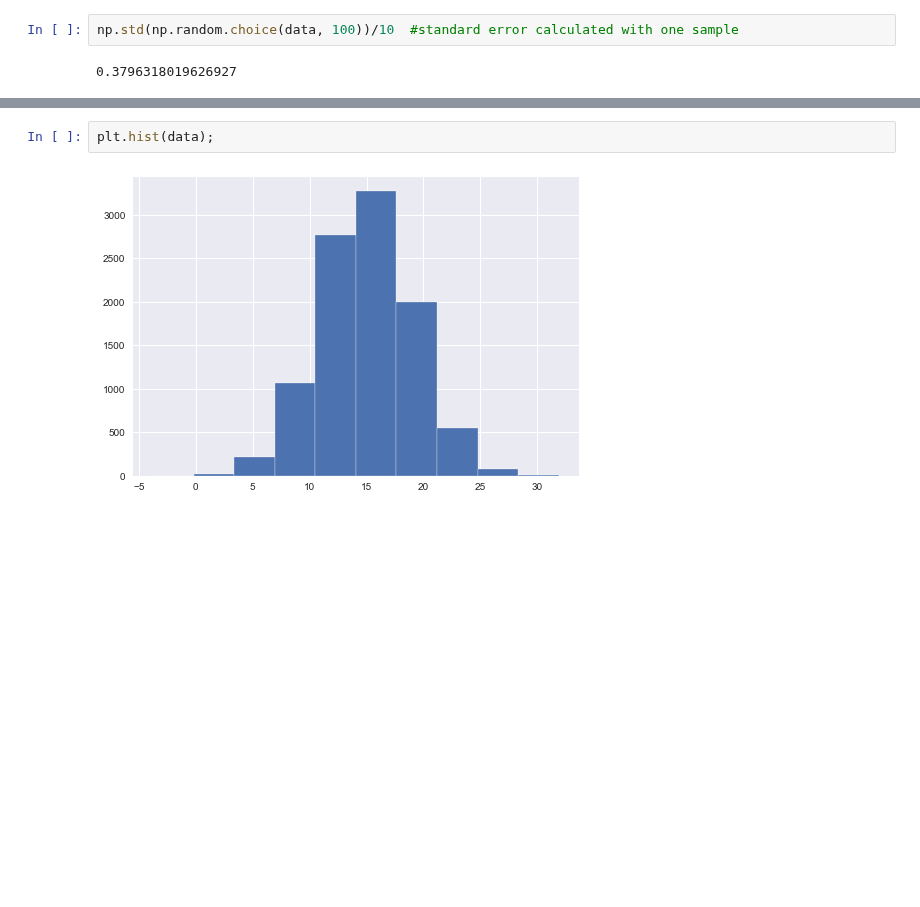
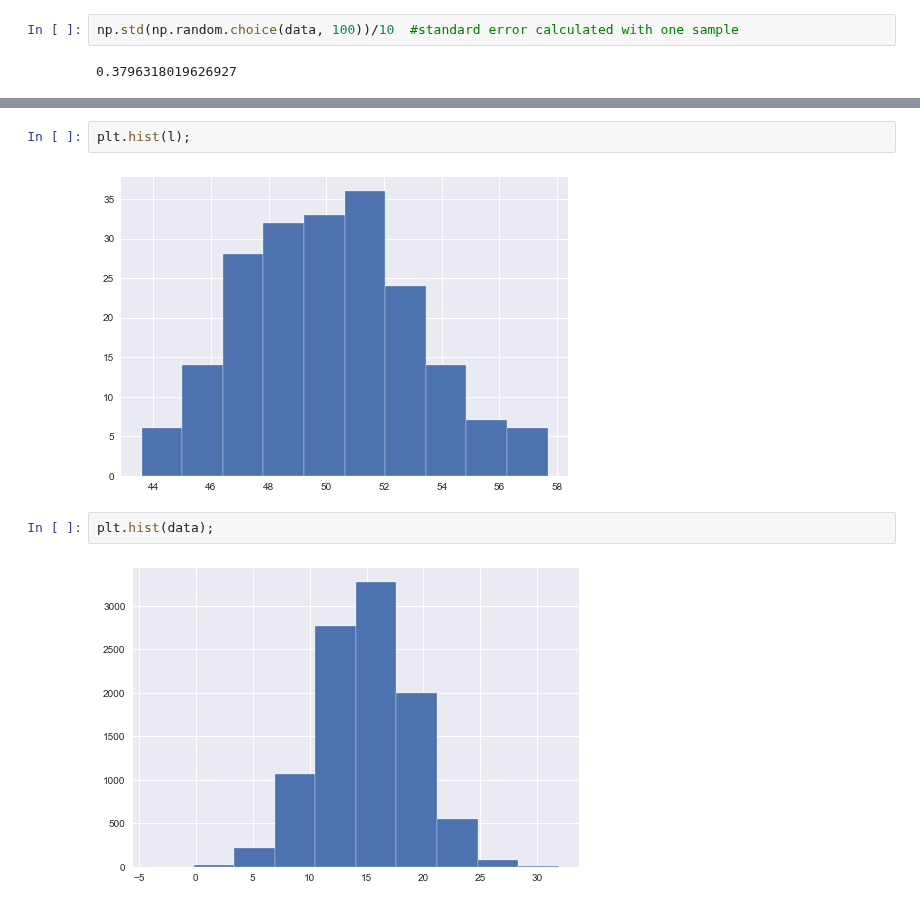
Before and after one commit to mayankkaizen/jupyter-notebooks, a Jupyter notebook: Probability and Stats/Stats.ipynb, the cells around one changed output, grey strips where cells are left out. Saved outputs shown, nothing was run; the diff lists cells and outputs as text; blank space fills up the shorter version.

```diff
--- a/Probability and Stats/Stats.ipynb
+++ b/Probability and Stats/Stats.ipynb
@@ -1144,3 +1131,7 @@ plt.hist(t_dist);
+# %%
+plt.hist(l);
+# %% [output]
+[figure, added]
 # %%
 plt.hist(data);
 # %% [output]
```
Also changed, not shown: parts of 46 cells of this notebook, 7 other files.
